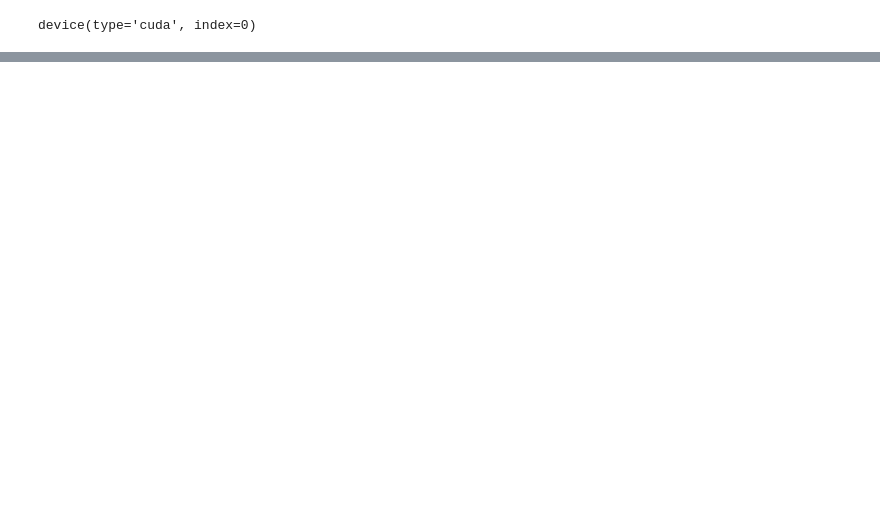
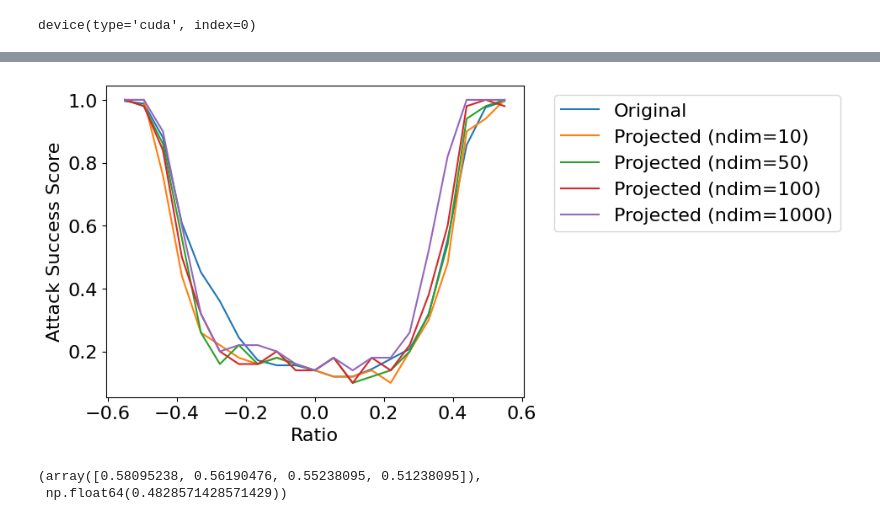
Before and after one commit to cybershiptrooper/projected-gradients, a Jupyter notebook: measure_basins.ipynb, the cells around one changed output, grey strips where cells are left out. Cells and saved outputs as stored; diff of their text form; code cells hidden in the pictures; blank space fills up the shorter version.

```diff
--- a/measure_basins.ipynb
+++ b/measure_basins.ipynb
@@ -154,0 +214,41 @@ plot_results(1-np.array(projected_results), xs)
+# %%
+ndims = [10, 50, 100, 1000]
+all_results = []
+for ndim in ndims:
+    base_model_name = "google/Gemma-2b"
+    base_model = AutoModelForCausalLM.from_pretrained(base_model_name)
+    base_model.requires_grad_(False)
+    base_model.to("cuda")
+    gc.collect()
+    torch.cuda.empty_cache()
+    projections = SVDProjectionStore.make_projection_store(
+        ndim=ndim,
+        names_of_params=params,
+        sft_model=model,
+        it_model=base_model,
+        projection_type="both",
+        keep_in_files=True,
+        dump_root_dir=f"results/{model_name}"
+    )
+    del base_model
+    gc.collect()
+    torch.cuda.empty_cache()
+    projected_results = get_projected_results(projections, prompts[:50], n_seeds=1)
+    del projections
+    gc.collect()
+    torch.cuda.empty_cache()
+    all_results.append(projected_results)
+# %%
+plot_results(1-np.array(results), xs)
+for i, ndim in enumerate(ndims):
+    plot_results(1-np.array(all_results[i]), xs)
+# legend outside of plot
+plt.legend(["Original"] + [f"Projected (ndim={ndim})" for ndim in ndims], bbox_to_anchor=(1.05, 1), loc='upper left')
+plt.savefig(f"results/plots/{model_name}/visage_ndims.png")
+# %% [output]
+[figure, added]
+# %%
+np.ravel(np.mean(all_results, axis = -1)), result.mean()
+# %% [output]
+(array([0.58095238, 0.56190476, 0.55238095, 0.51238095]),
+ np.float64(0.4828571428571429))
```
Also changed, not shown: parts of 17 cells of this notebook, 4 other files.
